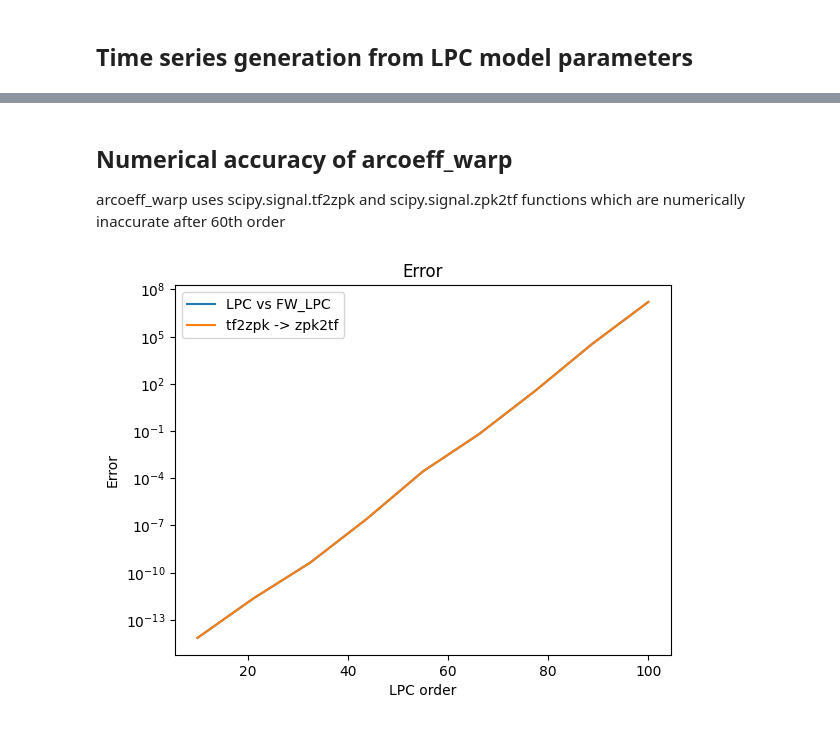
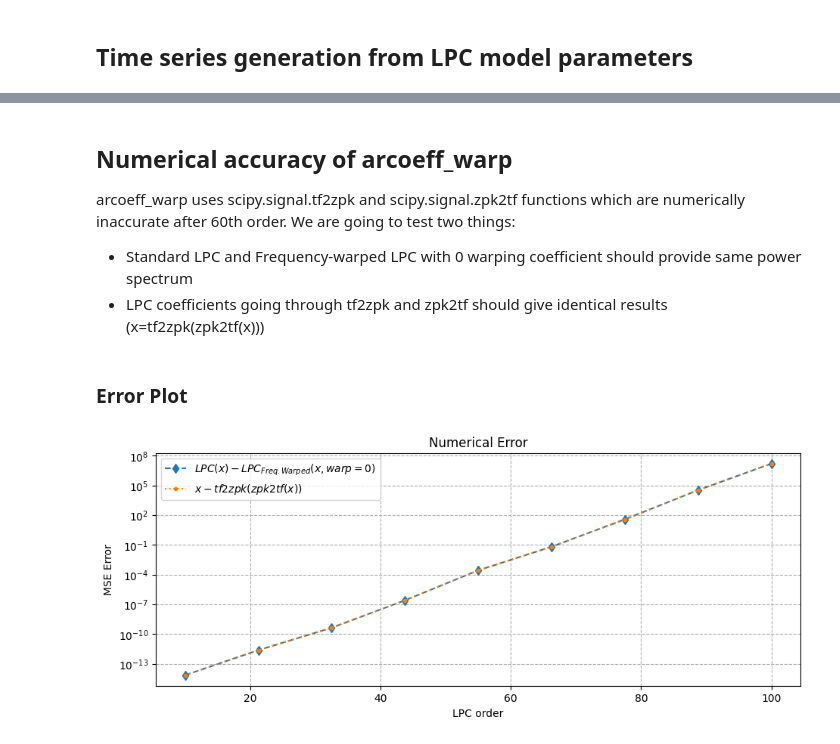
Before and after one commit to MDFahimAnjum/TurboLPC, a Jupyter notebook: example_notebook.ipynb, the cells around one changed output, grey strips where cells are left out. Drawn from its saved outputs; the diff is of its cells as text; code cells hidden in the pictures.

```diff
--- a/example_notebook.ipynb
+++ b/example_notebook.ipynb
@@ -229,6 +271,9 @@ plt.legend()
 # %% [markdown]
 ## Numerical accuracy of arcoeff_warp
-arcoeff_warp uses scipy.signal.tf2zpk and scipy.signal.zpk2tf functions which are numerically inaccurate after 60th order
+arcoeff_warp uses scipy.signal.tf2zpk and scipy.signal.zpk2tf functions which are numerically inaccurate after 60th order.
+We are going to test two things:
+- Standard LPC and Frequency-warped LPC with 0 warping coefficient should provide same power spectrum
+- LPC coefficients going through tf2zpk and zpk2tf should give identical results (x=tf2zpk(zpk2tf(x)))
 # %%
 # LPC parameters
 freq_warping=0.0 # Frequency warping coefficient
@@ -253,16 +298,18 @@ for i, lpc_order in enumerate(lpc_orders):
 
     error1[i]=np.linalg.norm(a0-a11)
     error2[i]=np.linalg.norm(a-a2)
-
-
-# plot
-plt.figure()
-plt.semilogy(lpc_orders,error1,label="LPC vs FW_LPC")
-plt.semilogy(lpc_orders,error1,label="tf2zpk --> zpk2tf")
-plt.title('Error')
-plt.legend()
-plt.xlabel('LPC order')
-plt.ylabel('Error')
-plt.show()
-# %% [output]
-[figure, removed]
+# %% [markdown]
+### Error Plot
+# %%
+# plot
+plt.figure(figsize=(11, 4))
+plt.semilogy(lpc_orders,error1,label=r"$LPC(x)-LPC_{Freq. Warped}(x,warp=0)$", marker='d', linestyle='--')
+plt.semilogy(lpc_orders,error1,label=r"$x-tf2zpk(zpk2tf(x))$", marker='.', linestyle=':')
+plt.title('Numerical Error')
+plt.grid(True, which='both', linestyle='--')  # Optional: add grid for better readability
+plt.legend()
+plt.xlabel('LPC order')
+plt.ylabel('MSE Error')
+plt.show()
+# %% [output]
+[figure, added]
```
Also changed, not shown: parts of 23 cells of this notebook, 6 other files.
